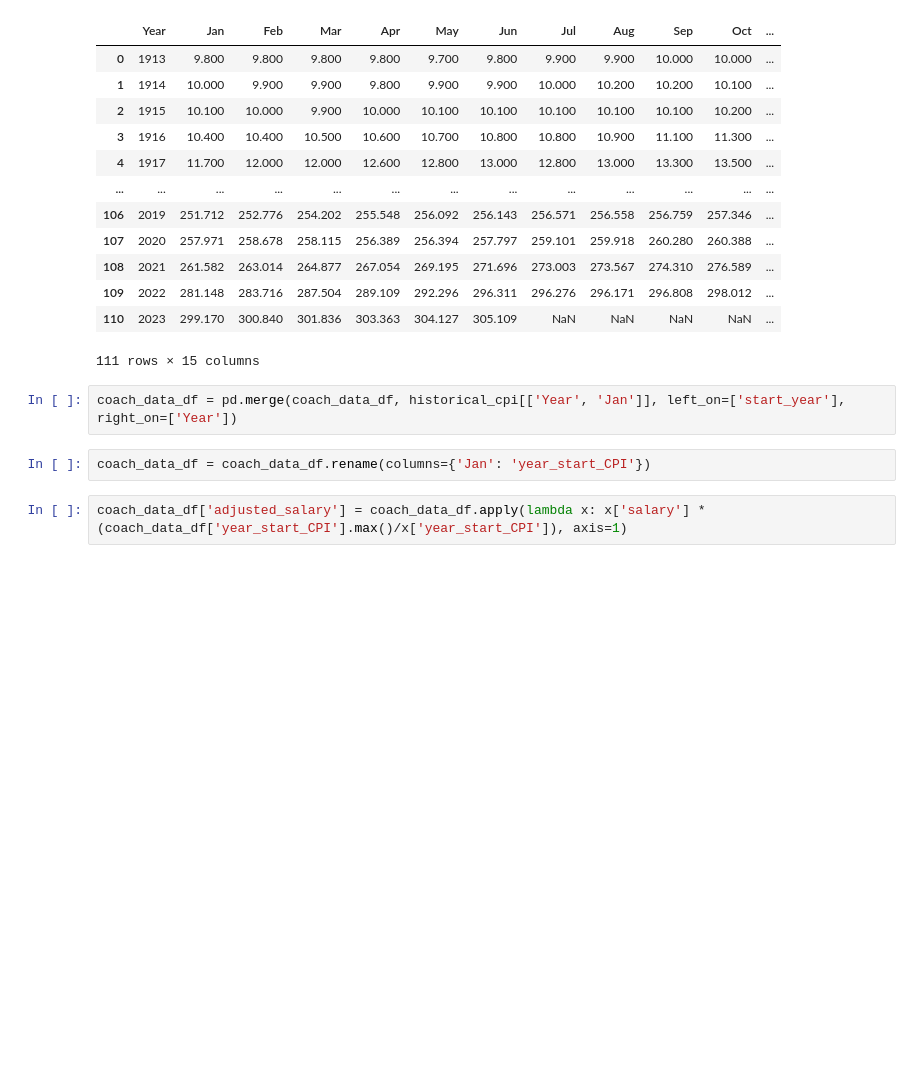
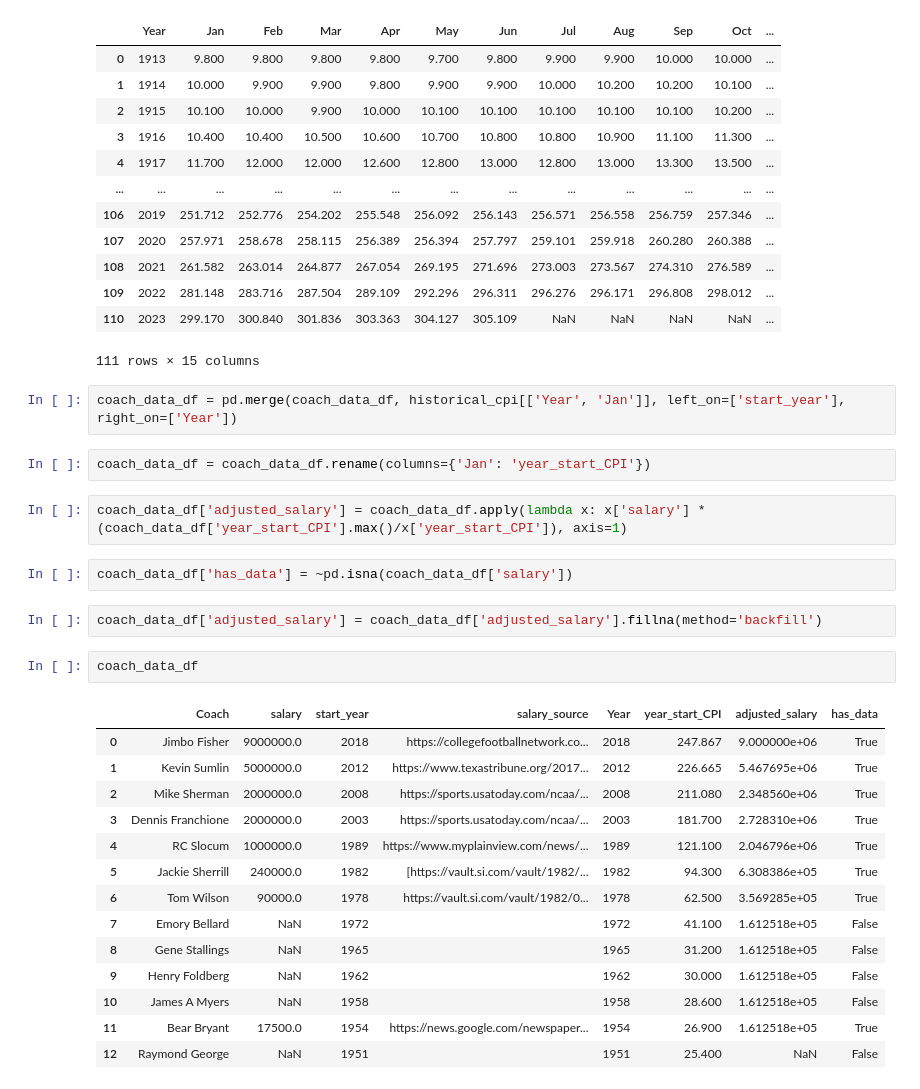
Before and after one commit to cjdavis62/tamu-coach-salaries, a Jupyter notebook: tamu_coach_salary.ipynb, the cells around one changed output. Saved outputs shown, nothing was run; the diff lists cells and outputs as text; blank space fills up the shorter version.

```diff
--- a/tamu_coach_salary.ipynb
+++ b/tamu_coach_salary.ipynb
@@ -112,4 +112,25 @@ coach_data_df = pd.merge(coach_data_df, historical_cpi[['Year', 'Jan']], left_on
 coach_data_df = coach_data_df.rename(columns={'Jan': 'year_start_CPI'})
 # %%
 coach_data_df['adjusted_salary'] = coach_data_df.apply(lambda x: x['salary'] * (coach_data_df['year_start_CPI'].max()/x['year_start_CPI']), axis=1)
+# %%
+coach_data_df['has_data'] = ~pd.isna(coach_data_df['salary'])
+# %%
+coach_data_df['adjusted_salary'] = coach_data_df['adjusted_salary'].fillna(method='backfill')
+# %%
+coach_data_df
+# %% [output]
+|  | Coach | salary | start_year | salary_source | Year | year_start_CPI | adjusted_salary | has_data |
+| 0 | Jimbo Fisher | 9000000.0 | 2018 | https://collegefootballnetwork.co... | 2018 | 247.867 | 9.000000e+06 | True |
+| 1 | Kevin Sumlin | 5000000.0 | 2012 | https://www.texastribune.org/2017... | 2012 | 226.665 | 5.467695e+06 | True |
+| 2 | Mike Sherman | 2000000.0 | 2008 | https://sports.usatoday.com/ncaa/... | 2008 | 211.080 | 2.348560e+06 | True |
+| 3 | Dennis Franchione | 2000000.0 | 2003 | https://sports.usatoday.com/ncaa/... | 2003 | 181.700 | 2.728310e+06 | True |
+| 4 | RC Slocum | 1000000.0 | 1989 | https://www.myplainview.com/news/... | 1989 | 121.100 | 2.046796e+06 | True |
+| 5 | Jackie Sherrill | 240000.0 | 1982 | [https://vault.si.com/vault/1982/... | 1982 | 94.300 | 6.308386e+05 | True |
+| 6 | Tom Wilson | 90000.0 | 1978 | https://vault.si.com/vault/1982/0... | 1978 | 62.500 | 3.569285e+05 | True |
+| 7 | Emory Bellard | NaN | 1972 |  | 1972 | 41.100 | 1.612518e+05 | False |
+| 8 | Gene Stallings | NaN | 1965 |  | 1965 | 31.200 | 1.612518e+05 | False |
+| 9 | Henry Foldberg | NaN | 1962 |  | 1962 | 30.000 | 1.612518e+05 | False |
+| 10 | James A Myers | NaN | 1958 |  | 1958 | 28.600 | 1.612518e+05 | False |
+| 11 | Bear Bryant | 17500.0 | 1954 | https://news.google.com/newspaper... | 1954 | 26.900 | 1.612518e+05 | True |
+| 12 | Raymond George | NaN | 1951 |  | 1951 | 25.400 | NaN | False |
 # %%
```
Also changed, not shown: parts of 6 cells of this notebook.
